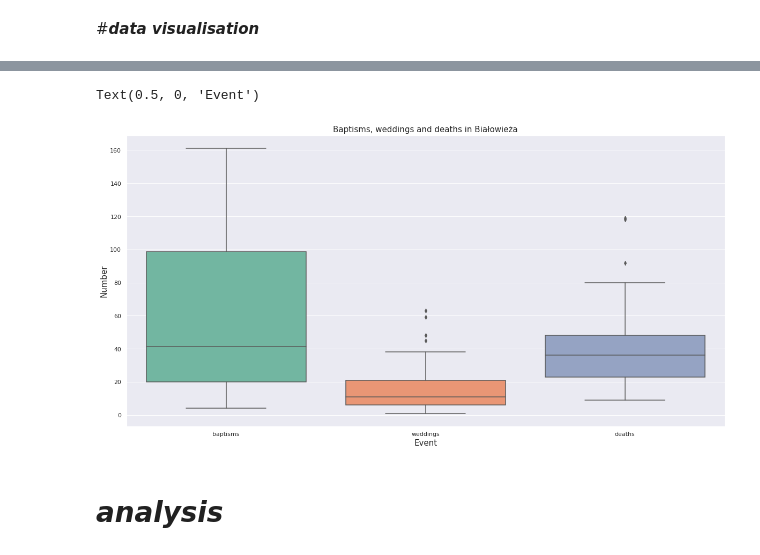
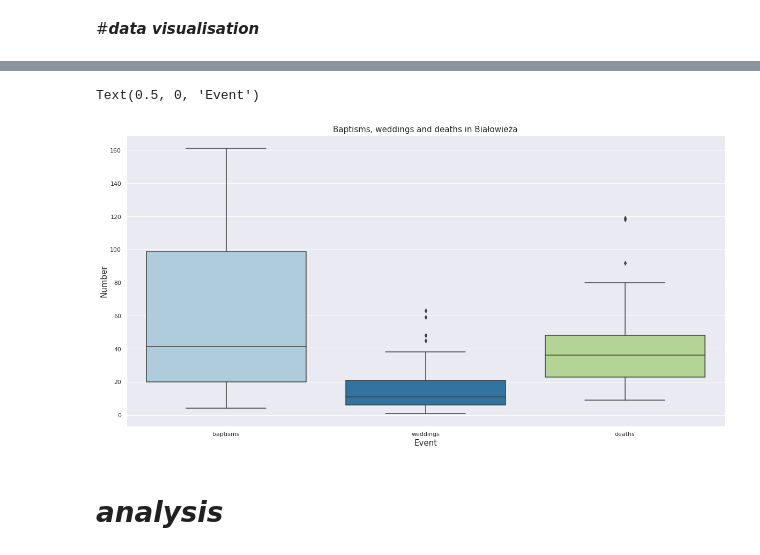
Before and after one commit to zuzannazak/PhD2022Bialowieza, a Jupyter notebook: 💖projekt.ipynb, the cells around one changed output, grey strips where cells are left out. Saved outputs shown, nothing was run; the diff lists cells and outputs as text; code cells hidden in the pictures.

```diff
--- a/💖projekt.ipynb
+++ b/💖projekt.ipynb
@@ -45,6 +45,8 @@ from sklearn.neural_network import MLPClassifier
 from sklearn.metrics import mean_absolute_percentage_error
 from sklearn.metrics import mean_squared_error
 from sklearn.metrics import r2_score
+
+sns.set_palette("Paired")
 # %% [markdown]
 # ***data download***
 # %%
@@ -125,12 +127,12 @@ plt.show()
 # %%
 plt.figure(figsize=(20, 10))
-sns.boxplot(x=DF["zdarzenie"], y=DF["liczba odnotowanych"], palette="Set2")
+sns.boxplot(x=DF["zdarzenie"], y=DF["liczba odnotowanych"], palette="Paired")
 plt.title("Baptisms, weddings and deaths in Białowieża",fontsize=15)
 plt.ylabel('Number', fontsize=15)
 plt.xlabel('Event',fontsize=15 )
 # %% [output]
 Text(0.5, 0, 'Event')
-[figure, old version]
+[figure, new version]
 # %% [markdown]
 # ***analysis***
 # %% [markdown]
```
Also changed, not shown: parts of 13 cells of this notebook.
